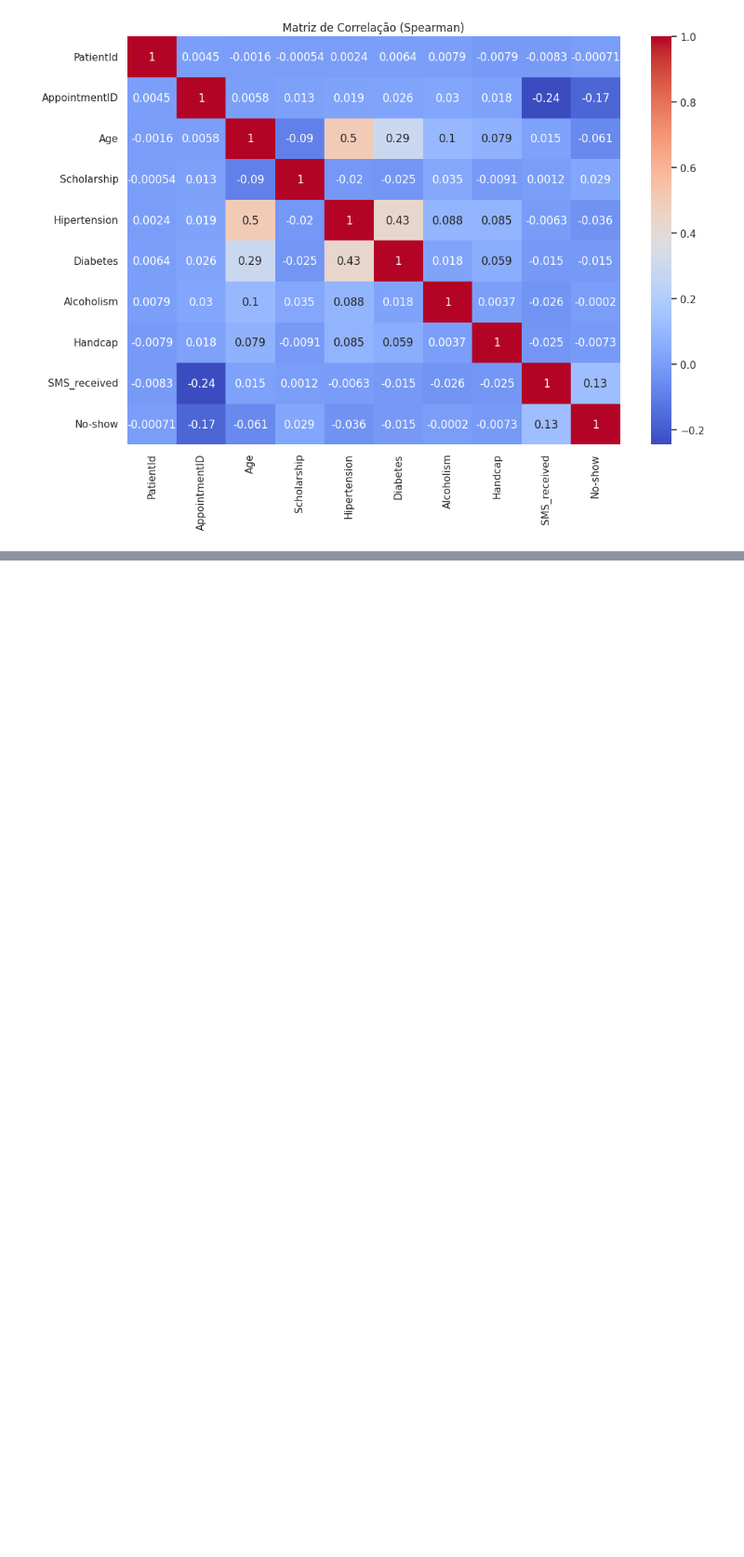
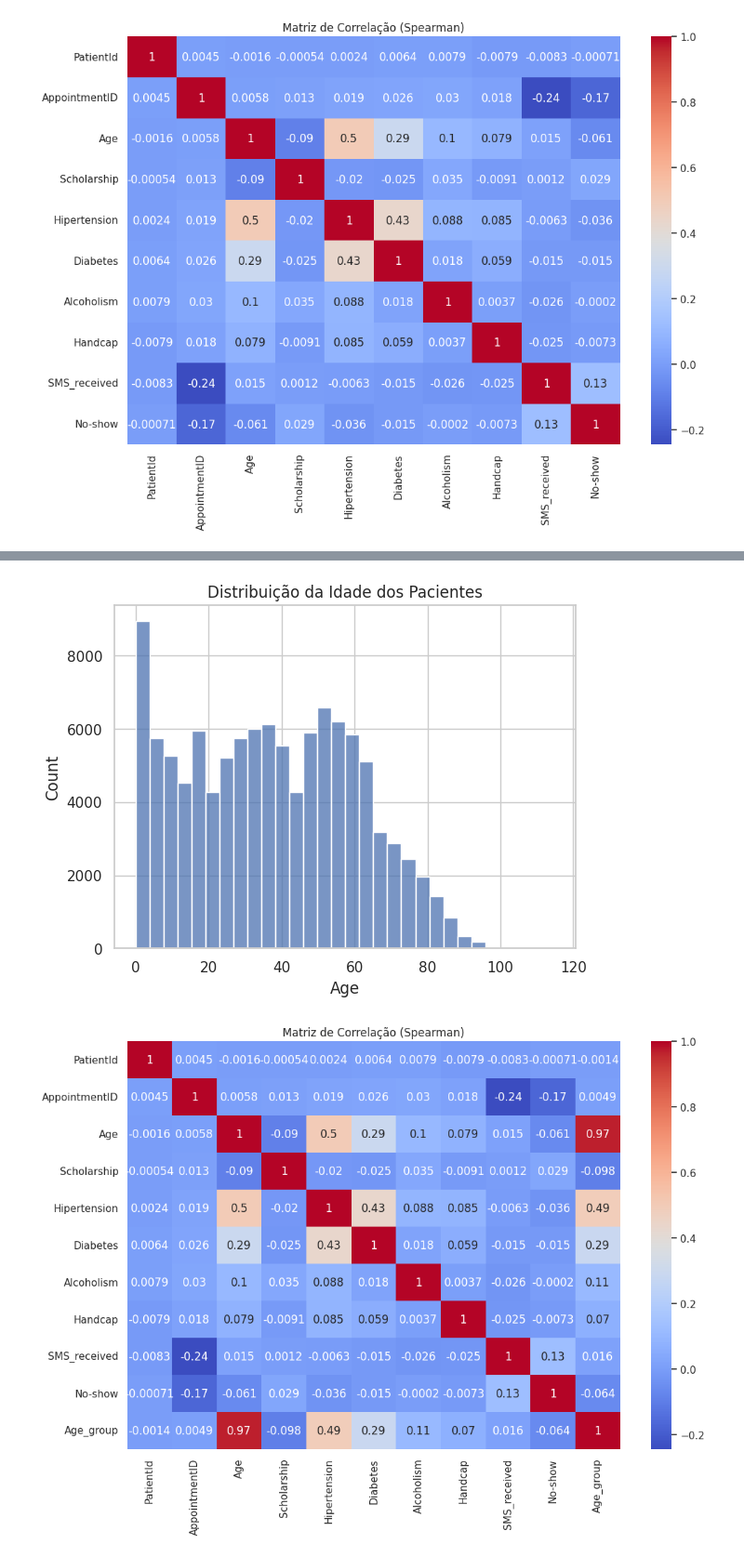
Before and after one commit to eddorileo/saudeDigital, a Jupyter notebook: nowshow_pipeline.ipynb, the cells around one changed output, grey strips where cells are left out. Shown at 93% size. Drawn from its saved outputs; the diff is of its cells as text; code cells hidden in the pictures; blank space fills up the shorter version.

```diff
--- a/nowshow_pipeline.ipynb
+++ b/nowshow_pipeline.ipynb
@@ -259,3 +307,71 @@ memory usage: 11.8+ MB
 [figure]
 [figure]
 [figure]
+# %%
+# Importar bibliotecas necessárias
+import pandas as pd
+import numpy as np
+import matplotlib.pyplot as plt
+import seaborn as sns
+
+# Configurar o estilo dos gráficos
+sns.set(style="whitegrid")
+
+# Carregar a base de dados
+df = pd.read_csv('no_show.csv')
+
+# Visualizar as primeiras linhas da base de dados
+df.head()
+
+# Informações sobre a base de dados
+df.info()
+
+# Estatísticas descritivas da base de dados
+df.describe()
+
+# Verificar valores nulos
+df.isnull().sum()
+
+# Tratar valores nulos (se necessário)
+df = df.dropna()  # Exemplo: remover linhas com valores nulos
+
+# Verificar inconsistências
+# Exemplo: Verificar idade negativa
+df = df[df['Age'] >= 0]
+
+# Verificar duplicatas
+df = df.drop_duplicates()
+
+# Distribuição da variável target (No Show)
+sns.countplot(x='No-show', data=df)
+plt.title('Distribuição de No Show')
+plt.show()
+
+# Análise da idade dos pacientes
+sns.histplot(df['Age'], bins=30)
+plt.title('Distribuição da Idade dos Pacientes')
+plt.show()
+
+# Transformar a variável categórica 'No-show' em numérica
+df['No-show'] = df['No-show'].map({'Yes': 1, 'No': 0})
+
+# Criar grupos de idade
+bins = [0, 20, 40, 60, np.inf]
+labels = ['0-20', '20-40', '40-60', '60+']
+df['Age_group'] = pd.cut(df['Age'], bins=bins, labels=labels, right=False)
+
+# Converter a coluna 'Age_group' em numérica para a correlação
+df['Age_group'] = df['Age_group'].cat.codes
+
+# Filtrar colunas numéricas, incluindo a variável target transformada e grupos de idade
+numerical_cols = df.select_dtypes(include=[np.number]).columns
+
+# Remover valores nulos (se houver) nas colunas numéricas
+df_numerical = df[numerical_cols].dropna()
+
+# Calcular e visualizar a matriz de correlação usando Spearman
+plt.figure(figsize=(12, 8))
+sns.heatmap(df_numerical.corr(method='spearman'), annot=True, cmap='coolwarm')
+plt.title('Matriz de Correlação (Spearman)')
+plt.show()
+# %% [output]
@@ -261,0 +396,2 @@ memory usage: 11.8+ MB
+[figure, added]
+[figure, added]
```
Also changed, not shown: parts of 3 cells of this notebook.
